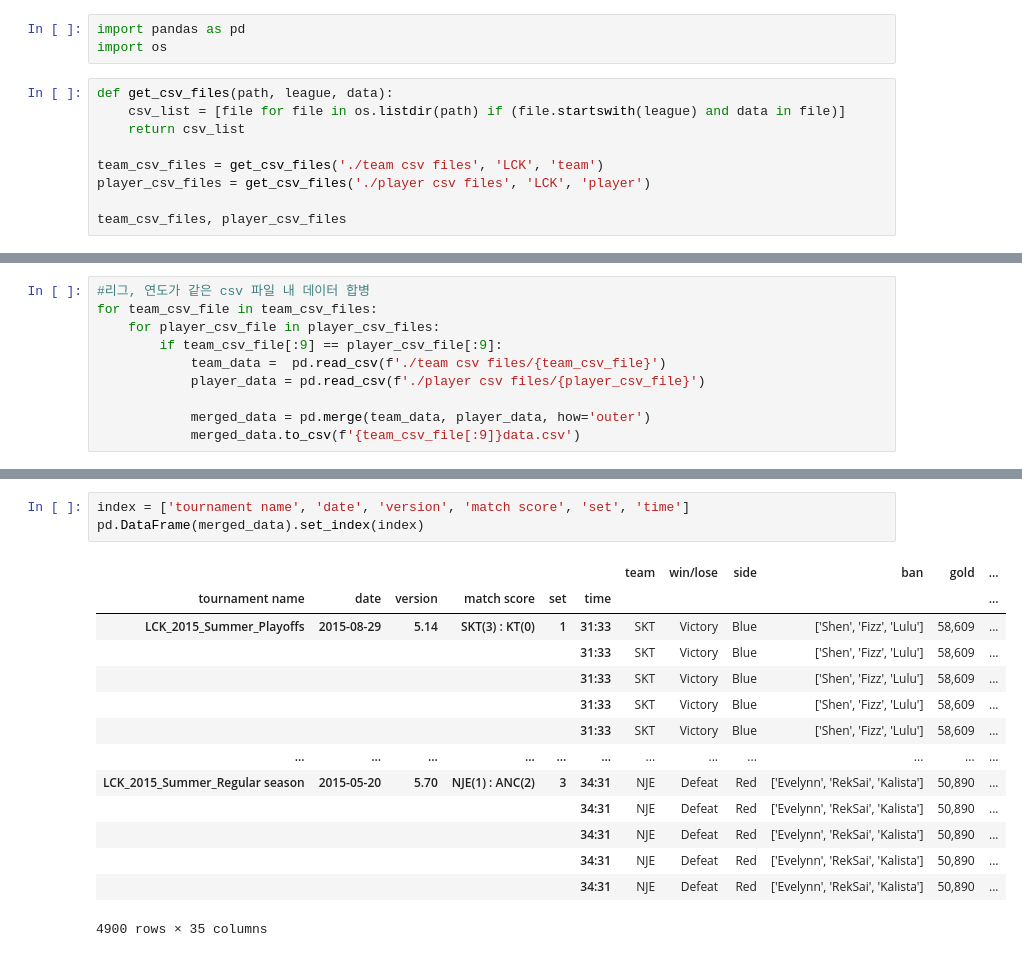
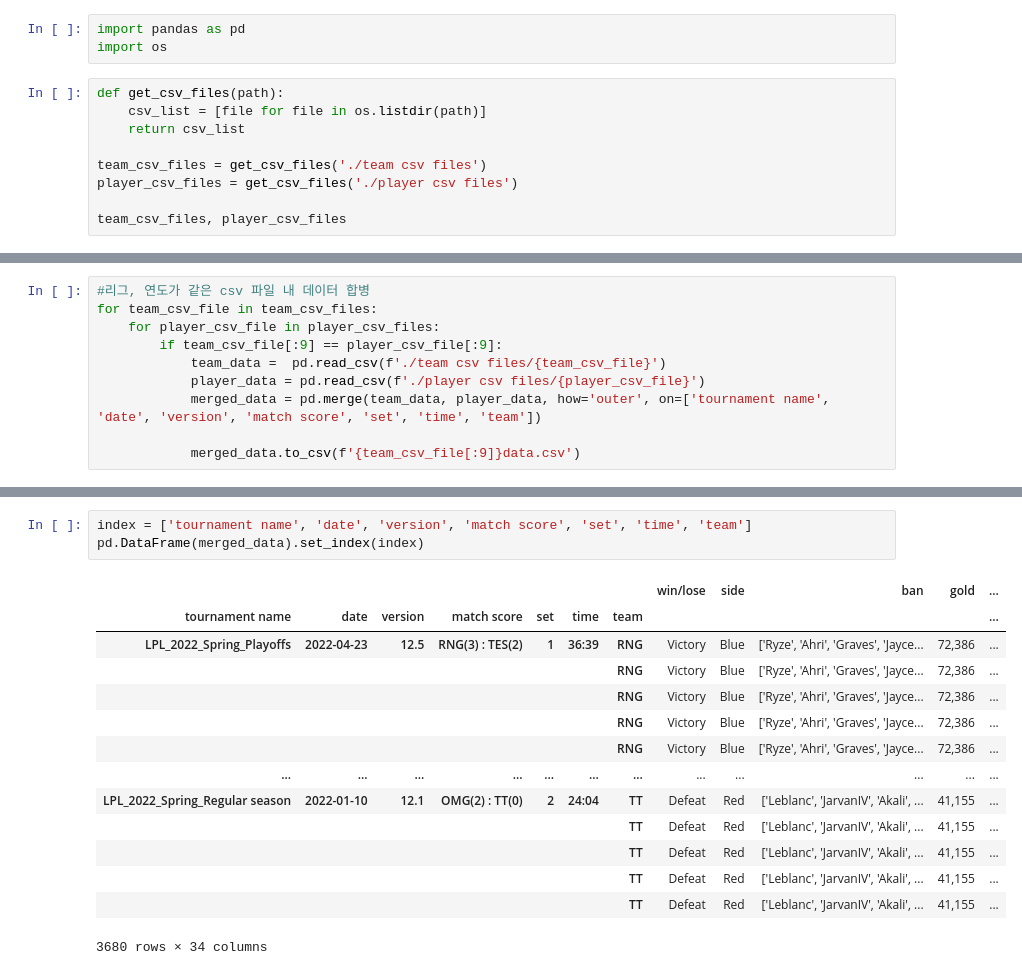
Before and after one commit to yeon93/LCK_analysis, a Jupyter notebook: 4_merge_data.ipynb, the cells around one changed output, grey strips where cells are left out. Drawn from its saved outputs; the diff is of its cells as text.

```diff
--- a/4_merge_data.ipynb
+++ b/4_merge_data.ipynb
@@ -6,12 +6,12 @@
 import pandas as pd
 import os
 # %%
-def get_csv_files(path, league, data):
-    csv_list = [file for file in os.listdir(path) if (file.startswith(league) and data in file)]
+def get_csv_files(path):
+    csv_list = [file for file in os.listdir(path)]
     return csv_list
 
-team_csv_files = get_csv_files('./team csv files', 'LCK', 'team')
-player_csv_files = get_csv_files('./player csv files', 'LCK', 'player')
+team_csv_files = get_csv_files('./team csv files')
+player_csv_files = get_csv_files('./player csv files')
 
 team_csv_files, player_csv_files
 # %% [output]
@@ -33,6 +39,6 @@ for team_csv_file in team_csv_files:
         if team_csv_file[:9] == player_csv_file[:9]:
             team_data =  pd.read_csv(f'./team csv files/{team_csv_file}')
             player_data = pd.read_csv(f'./player csv files/{player_csv_file}')
+            merged_data = pd.merge(team_data, player_data, how='outer', on=['tournament name', 'date', 'version', 'match score', 'set', 'time', 'team'])
 
-            merged_data = pd.merge(team_data, player_data, how='outer')
             merged_data.to_csv(f'{team_csv_file[:9]}data.csv')
@@ -39,18 +56,18 @@ for team_csv_file in team_csv_files:
 # %%
-index = ['tournament name', 'date', 'version', 'match score', 'set', 'time']
+index = ['tournament name', 'date', 'version', 'match score', 'set', 'time', 'team']
 pd.DataFrame(merged_data).set_index(index)
 # %% [output]
-|  |  |  |  |  |  | team | win/lose | side | ban | gold | ... |
-| tournament name | date | version | match score | set | time |  |  |  |  |  | ... |
-| LCK_2015_Summer_Playoffs | 2015-08-29 | 5.14 | SKT(3) : KT(0) | 1 | 31:33 | SKT | Victory | Blue | ['Shen', 'Fizz', 'Lulu'] | 58,609 | ... |
-|  |  |  |  |  | 31:33 | SKT | Victory | Blue | ['Shen', 'Fizz', 'Lulu'] | 58,609 | ... |
-|  |  |  |  |  | 31:33 | SKT | Victory | Blue | ['Shen', 'Fizz', 'Lulu'] | 58,609 | ... |
-|  |  |  |  |  | 31:33 | SKT | Victory | Blue | ['Shen', 'Fizz', 'Lulu'] | 58,609 | ... |
-|  |  |  |  |  | 31:33 | SKT | Victory | Blue | ['Shen', 'Fizz', 'Lulu'] | 58,609 | ... |
+|  |  |  |  |  |  |  | win/lose | side | ban | gold | ... |
+| tournament name | date | version | match score | set | time | team |  |  |  |  | ... |
+| LPL_2022_Spring_Playoffs | 2022-04-23 | 12.5 | RNG(3) : TES(2) | 1 | 36:39 | RNG | Victory | Blue | ['Ryze', 'Ahri', 'Graves', 'Jayce... | 72,386 | ... |
+|  |  |  |  |  |  | RNG | Victory | Blue | ['Ryze', 'Ahri', 'Graves', 'Jayce... | 72,386 | ... |
+|  |  |  |  |  |  | RNG | Victory | Blue | ['Ryze', 'Ahri', 'Graves', 'Jayce... | 72,386 | ... |
+|  |  |  |  |  |  | RNG | Victory | Blue | ['Ryze', 'Ahri', 'Graves', 'Jayce... | 72,386 | ... |
+|  |  |  |  |  |  | RNG | Victory | Blue | ['Ryze', 'Ahri', 'Graves', 'Jayce... | 72,386 | ... |
 | ... | ... | ... | ... | ... | ... | ... | ... | ... | ... | ... | ... |
-| LCK_2015_Summer_Regular season | 2015-05-20 | 5.70 | NJE(1) : ANC(2) | 3 | 34:31 | NJE | Defeat | Red | ['Evelynn', 'RekSai', 'Kalista'] | 50,890 | ... |
-|  |  |  |  |  | 34:31 | NJE | Defeat | Red | ['Evelynn', 'RekSai', 'Kalista'] | 50,890 | ... |
-|  |  |  |  |  | 34:31 | NJE | Defeat | Red | ['Evelynn', 'RekSai', 'Kalista'] | 50,890 | ... |
-|  |  |  |  |  | 34:31 | NJE | Defeat | Red | ['Evelynn', 'RekSai', 'Kalista'] | 50,890 | ... |
-|  |  |  |  |  | 34:31 | NJE | Defeat | Red | ['Evelynn', 'RekSai', 'Kalista'] | 50,890 | ... |
+| LPL_2022_Spring_Regular season | 2022-01-10 | 12.1 | OMG(2) : TT(0) | 2 | 24:04 | TT | Defeat | Red | ['Leblanc', 'JarvanIV', 'Akali', ... | 41,155 | ... |
+|  |  |  |  |  |  | TT | Defeat | Red | ['Leblanc', 'JarvanIV', 'Akali', ... | 41,155 | ... |
+|  |  |  |  |  |  | TT | Defeat | Red | ['Leblanc', 'JarvanIV', 'Akali', ... | 41,155 | ... |
+|  |  |  |  |  |  | TT | Defeat | Red | ['Leblanc', 'JarvanIV', 'Akali', ... | 41,155 | ... |
+|  |  |  |  |  |  | TT | Defeat | Red | ['Leblanc', 'JarvanIV', 'Akali', ... | 41,155 | ... |
-4900 rows × 35 columns
+3680 rows × 34 columns
```
Also changed, not shown: parts of 2 cells of this notebook.
